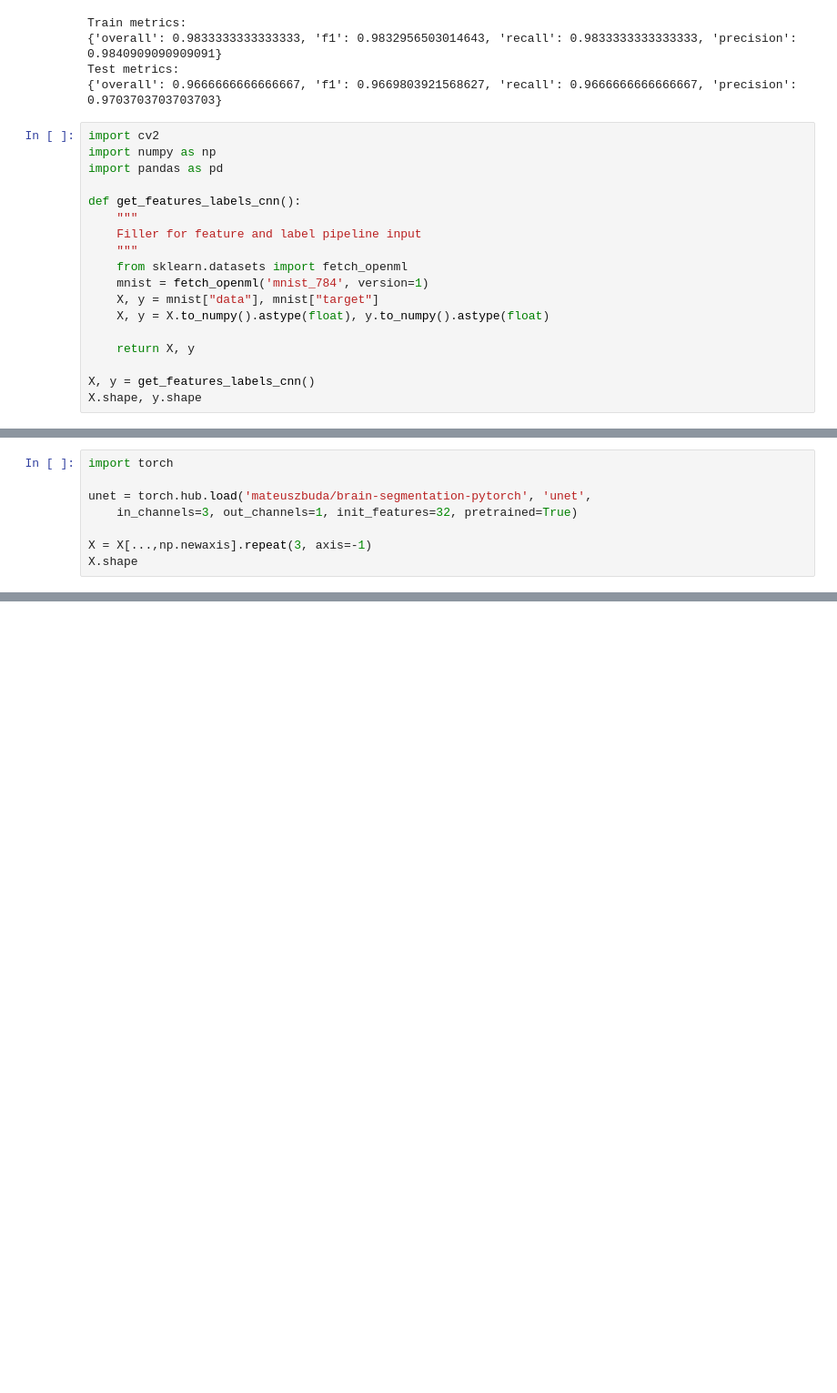
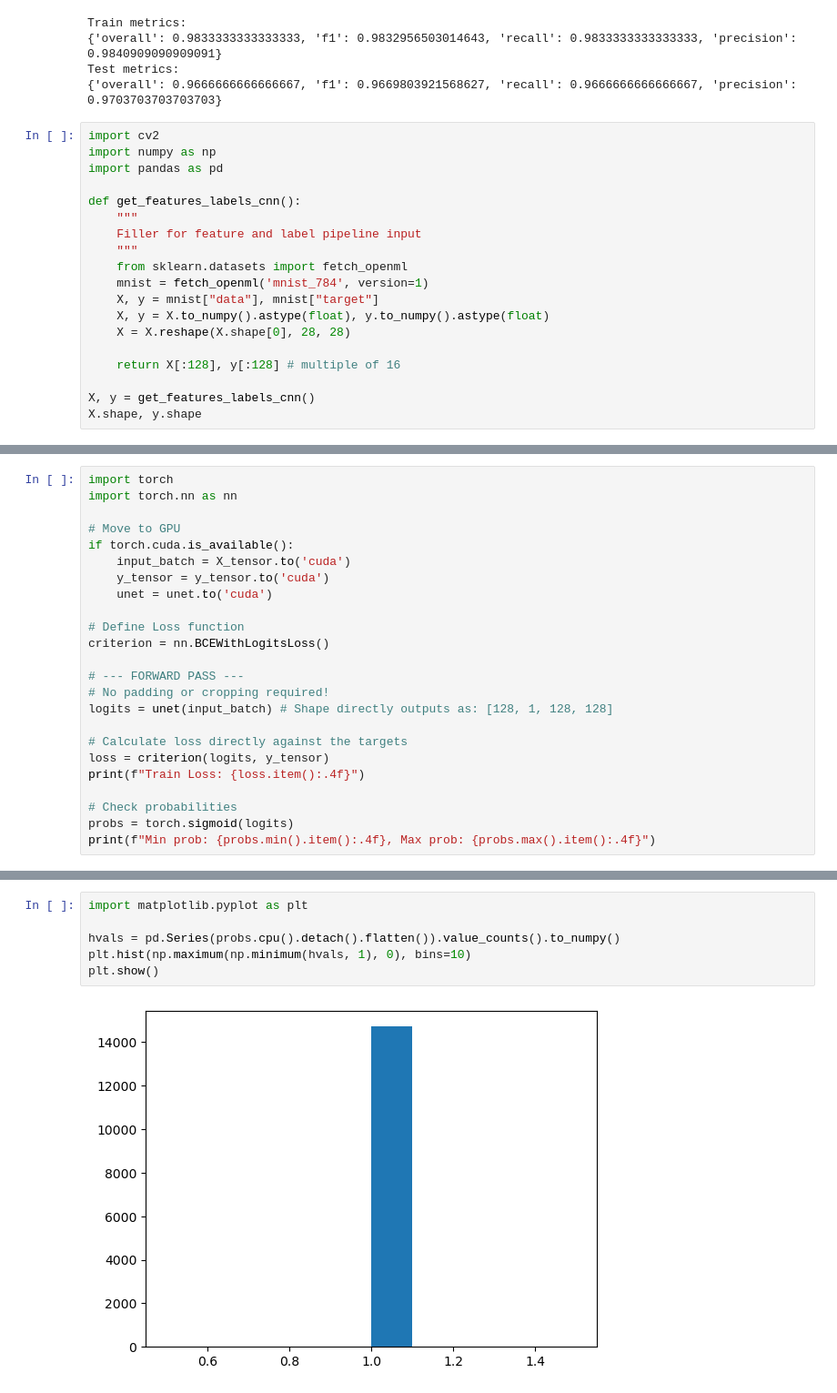
Before and after one commit to ICharmU/shrub, a Jupyter notebook: Final/modeling/pipeline.ipynb, the cells around one changed output, grey strips where cells are left out. Shown at 91% size. Cells and saved outputs as stored; diff of their text form; blank space fills up the shorter version.

```diff
--- a/Final/modeling/pipeline.ipynb
+++ b/Final/modeling/pipeline.ipynb
@@ -83,8 +87,9 @@ def get_features_labels_cnn():
     mnist = fetch_openml('mnist_784', version=1)
     X, y = mnist["data"], mnist["target"]
     X, y = X.to_numpy().astype(float), y.to_numpy().astype(float)
+    X = X.reshape(X.shape[0], 28, 28)
 
-    return X, y
+    return X[:128], y[:128] # multiple of 16
 
 X, y = get_features_labels_cnn()
 X.shape, y.shape
@@ -108,8 +97,0 @@ Please also refer to the documentation for alternative solver options:
-# %%
-import torch
-
-unet = torch.hub.load('mateuszbuda/brain-segmentation-pytorch', 'unet',
-    in_channels=3, out_channels=1, init_features=32, pretrained=True)
-
-X = X[...,np.newaxis].repeat(3, axis=-1)
-X.shape
@@ -141,0 +492,24 @@ print(torch.round(output[0]))
+# %%
+import torch
+import torch.nn as nn
+
+# Move to GPU
+if torch.cuda.is_available():
+    input_batch = X_tensor.to('cuda')
+    y_tensor = y_tensor.to('cuda')
+    unet = unet.to('cuda')
+
+# Define Loss function
+criterion = nn.BCEWithLogitsLoss()
+
+# --- FORWARD PASS ---
+# No padding or cropping required!
+logits = unet(input_batch) # Shape directly outputs as: [128, 1, 128, 128]
+
+# Calculate loss directly against the targets
+loss = criterion(logits, y_tensor)
+print(f"Train Loss: {loss.item():.4f}")
+
+# Check probabilities
+probs = torch.sigmoid(logits)
+print(f"Min prob: {probs.min().item():.4f}, Max prob: {probs.max().item():.4f}")
@@ -141,0 +524,8 @@ print(torch.round(output[0]))
+# %%
+import matplotlib.pyplot as plt
+
+hvals = pd.Series(probs.cpu().detach().flatten()).value_counts().to_numpy()
+plt.hist(np.maximum(np.minimum(hvals, 1), 0), bins=10)
+plt.show()
+# %% [output]
+[figure, added]
```
Also changed, not shown: parts of 19 cells of this notebook.
